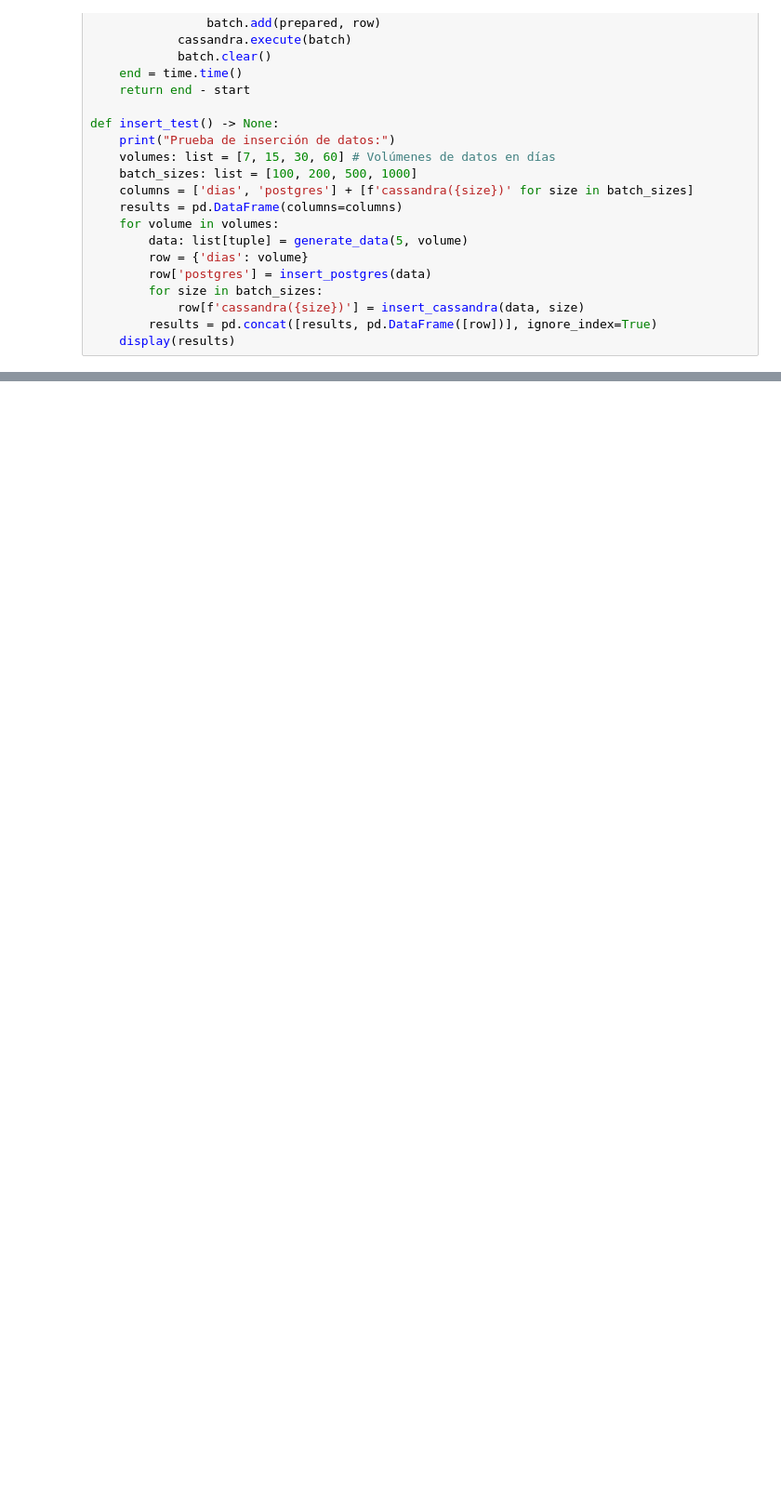
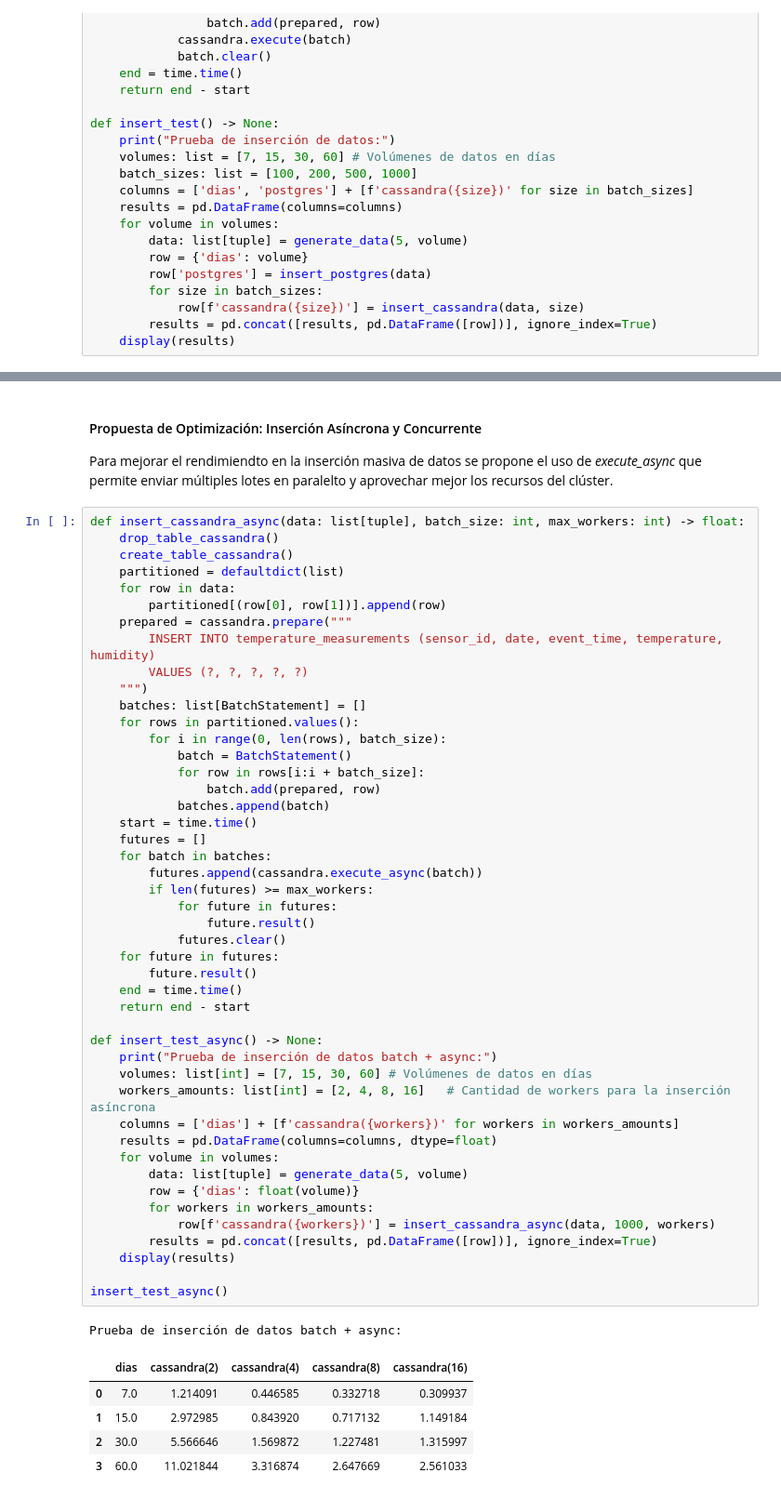
Before and after one commit to Jvnc0503/BD2-Labs, a Jupyter notebook: Lab15/lab15.ipynb, the cells around one changed output, grey strips where cells are left out. Shown: that part at 93% size. Cells and saved outputs as stored; diff of their text form; blank space fills up the shorter version.

```diff
--- a/Lab15/lab15.ipynb
+++ b/Lab15/lab15.ipynb
@@ -711,0 +717,56 @@ Prueba de inserción de datos:
+# %% [markdown]
+#### Propuesta de Optimización: Inserción Asíncrona y Concurrente
+Para mejorar el rendimiendto en la inserción masiva de datos se propone el uso de *execute_async* que permite enviar múltiples lotes en paralelto y aprovechar mejor los recursos del clúster.
+# %%
+def insert_cassandra_async(data: list[tuple], batch_size: int, max_workers: int) -> float:
+    drop_table_cassandra()
+    create_table_cassandra()
+    partitioned = defaultdict(list)
+    for row in data:
+        partitioned[(row[0], row[1])].append(row)
+    prepared = cassandra.prepare("""
+        INSERT INTO temperature_measurements (sensor_id, date, event_time, temperature, humidity)
+        VALUES (?, ?, ?, ?, ?)
+    """)
+    batches: list[BatchStatement] = []
+    for rows in partitioned.values():
+        for i in range(0, len(rows), batch_size):
+            batch = BatchStatement()
+            for row in rows[i:i + batch_size]:
+                batch.add(prepared, row)
+            batches.append(batch)
+    start = time.time()
+    futures = []
+    for batch in batches:
+        futures.append(cassandra.execute_async(batch))
+        if len(futures) >= max_workers:
+            for future in futures:
+                future.result()
+            futures.clear()
+    for future in futures:
+        future.result()
+    end = time.time()
+    return end - start
+
+def insert_test_async() -> None:
+    print("Prueba de inserción de datos batch + async:")
+    volumes: list[int] = [7, 15, 30, 60] # Volúmenes de datos en días
+    workers_amounts: list[int] = [2, 4, 8, 16]   # Cantidad de workers para la inserción asíncrona
+    columns = ['dias'] + [f'cassandra({workers})' for workers in workers_amounts]
+    results = pd.DataFrame(columns=columns, dtype=float)
+    for volume in volumes:
+        data: list[tuple] = generate_data(5, volume)
+        row = {'dias': float(volume)}
+        for workers in workers_amounts:
+            row[f'cassandra({workers})'] = insert_cassandra_async(data, 1000, workers)
+        results = pd.concat([results, pd.DataFrame([row])], ignore_index=True)
+    display(results)
+
+insert_test_async()
+# %% [output]
+Prueba de inserción de datos batch + async:
+|  | dias | cassandra(2) | cassandra(4) | cassandra(8) | cassandra(16) |
+| 0 | 7.0 | 1.214091 | 0.446585 | 0.332718 | 0.309937 |
+| 1 | 15.0 | 2.972985 | 0.843920 | 0.717132 | 1.149184 |
+| 2 | 30.0 | 5.566646 | 1.569872 | 1.227481 | 1.315997 |
+| 3 | 60.0 | 11.021844 | 3.316874 | 2.647669 | 2.561033 |
```
Also changed, not shown: parts of 3 cells of this notebook, 1 other file.
